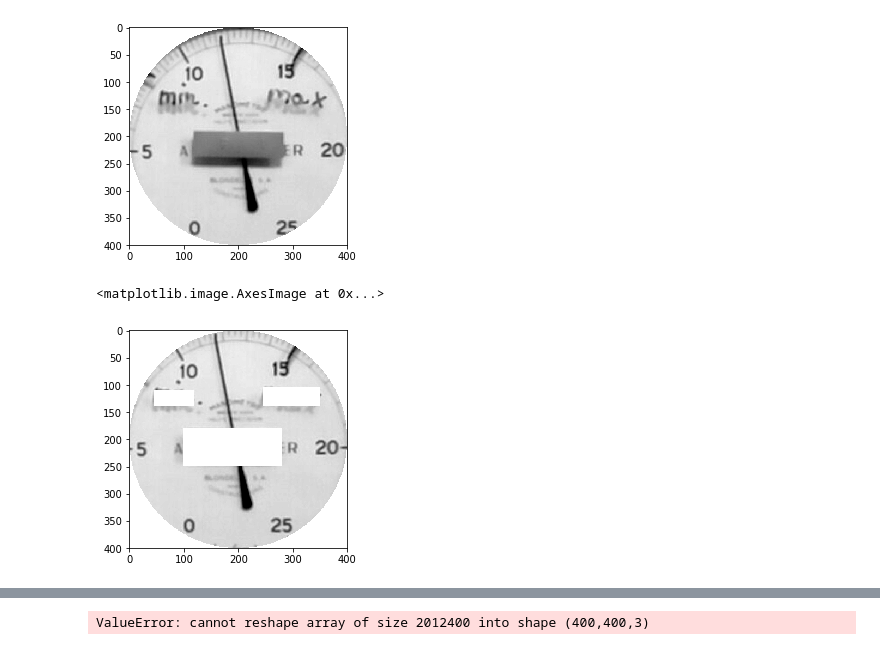
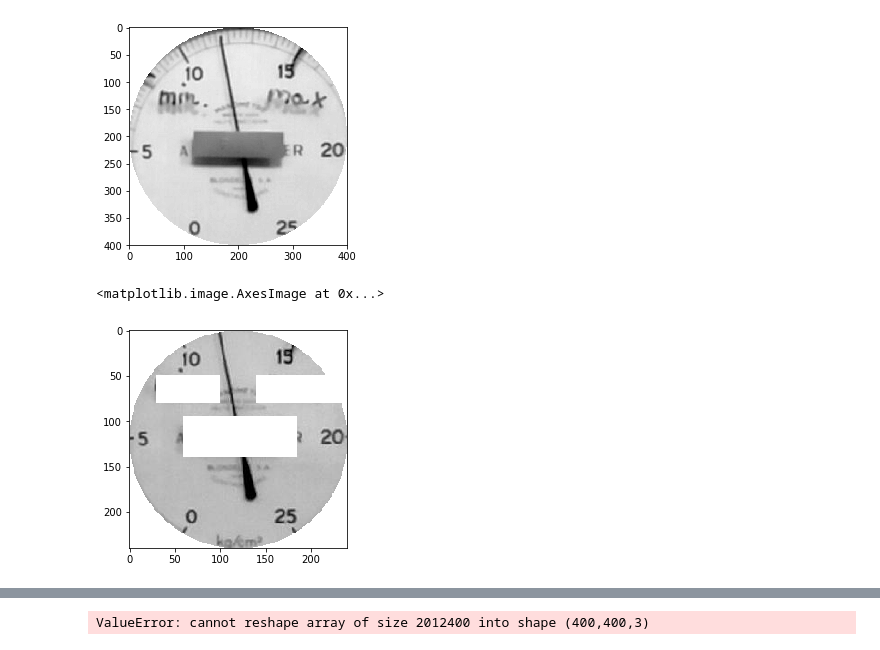
Before and after one commit to mastrovalentz/reader_manometro, a Jupyter notebook: LettoreLancetta.ipynb, the cells around one changed output, grey strips where cells are left out. Saved outputs shown, nothing was run; the diff lists cells and outputs as text; code cells hidden in the pictures.

```diff
--- a/LettoreLancetta.ipynb
+++ b/LettoreLancetta.ipynb
@@ -37,3 +35,5 @@ im = images[0]
+# %%
+im = Image.open("cropped_images/cropped_2021041414.jpg")
 # %%
 plt.imshow(im)
 # %% [output]
@@ -218,11 +216,13 @@ plt.imshow(im_rigth)
 <matplotlib.image.AxesImage at 0x...>
 [figure]
 # %%
-im_rigth = crop_circle_jpg(im_mat, 260,910,200)
-im_rigth[180:250,100:280]=[255,255,255]
-im_rigth[110:140,45:120]=[255,255,255]
-im_rigth[105:140,245:350]=[255,255,255]
+im_mat=np.asarray(im)
+
+im_rigth = crop_circle_jpg(im_mat, 173,560,120)
+im_rigth[95:140,60:185]=[255,255,255]
+im_rigth[50:80,30:100]=[255,255,255]
+im_rigth[50:80,140:240]=[255,255,255]
 plt.imshow(im_rigth)
 # %% [output]
 <matplotlib.image.AxesImage at 0x...>
-[figure, old version]
+[figure, new version]
```
Also changed, not shown: parts of 8 cells of this notebook, 8 other files.
